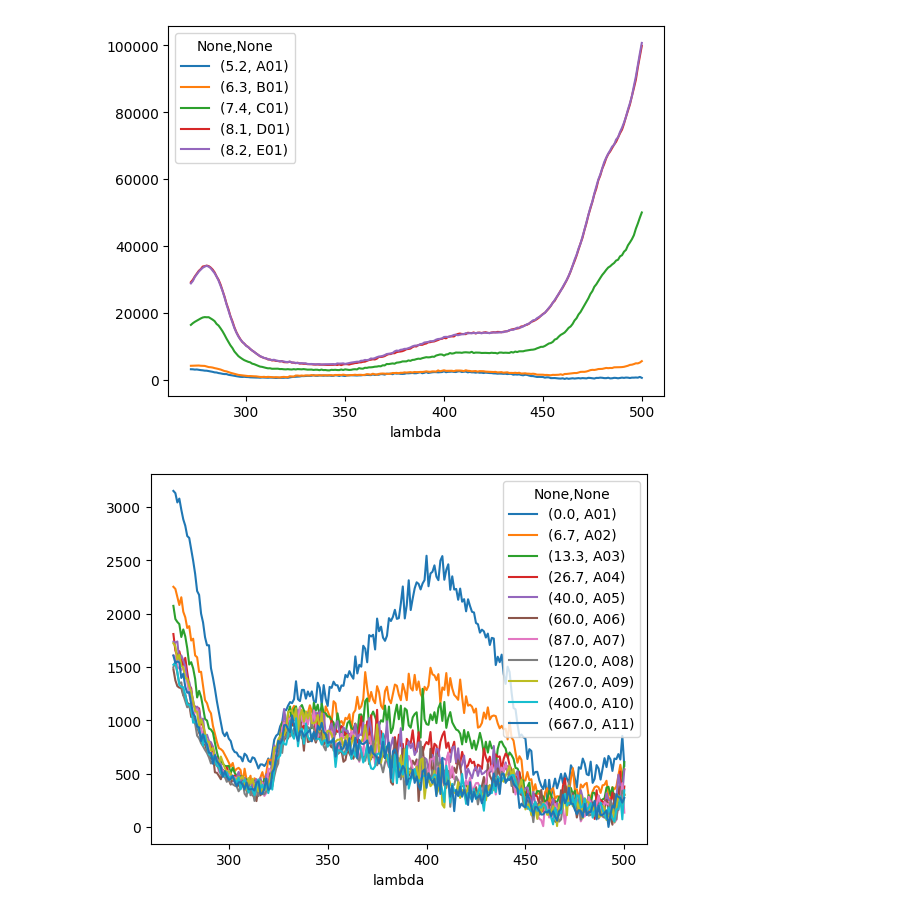
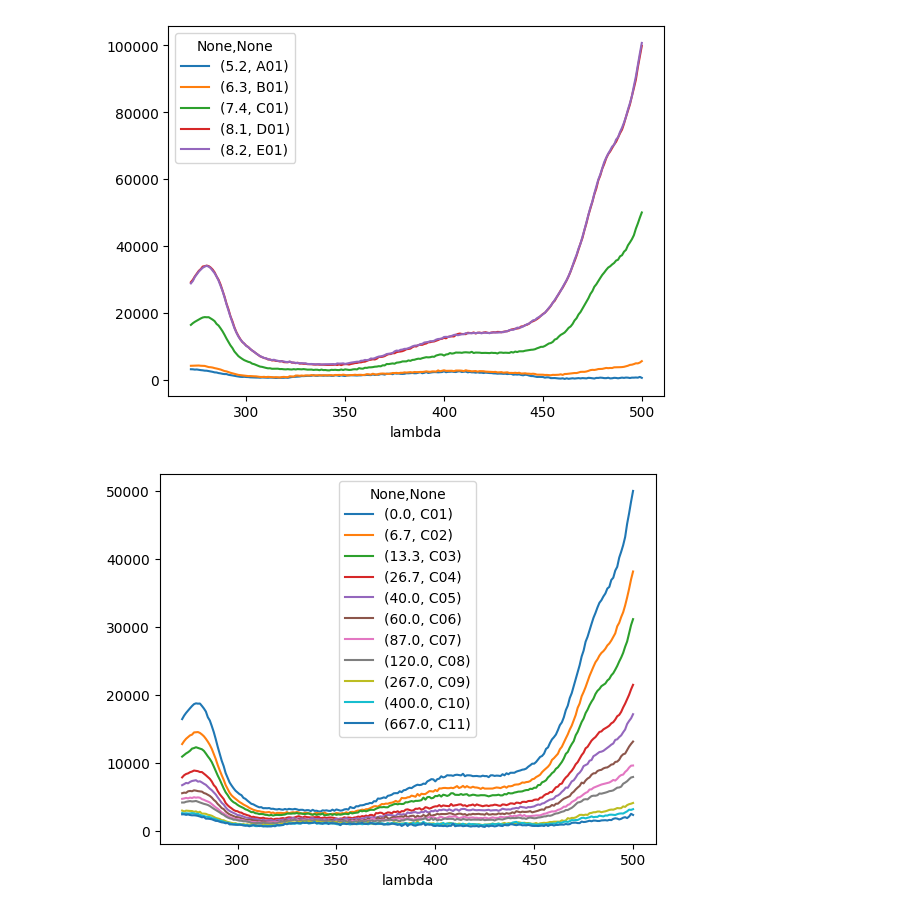
Before and after one commit to darosio/ClopHfit, a Jupyter notebook: docs/tutorials/prenspire.ipynb, the cells around one changed output. Drawn from its saved outputs; the diff is of its cells as text; code cells hidden in the pictures.

```diff
--- a/docs/tutorials/prenspire.ipynb
+++ b/docs/tutorials/prenspire.ipynb
@@ -120,6 +108,6 @@ True
 # %%
 tit0 = en1.titrations[0]
-tit1 = en1.titrations[1]
+tit3 = en1.titrations[3]
 # %%
 tit0.__dict__.keys()
 # %% [output]
@@ -154,6 +142,6 @@ tit0.plot()
 # %% [output]
 [figure]
 # %%
-tit1.plot()
+tit3.plot()
 # %% [output]
-[figure, old version]
+[figure, new version]
```
Also changed, not shown: parts of 18 cells of this notebook, 11 other files.
